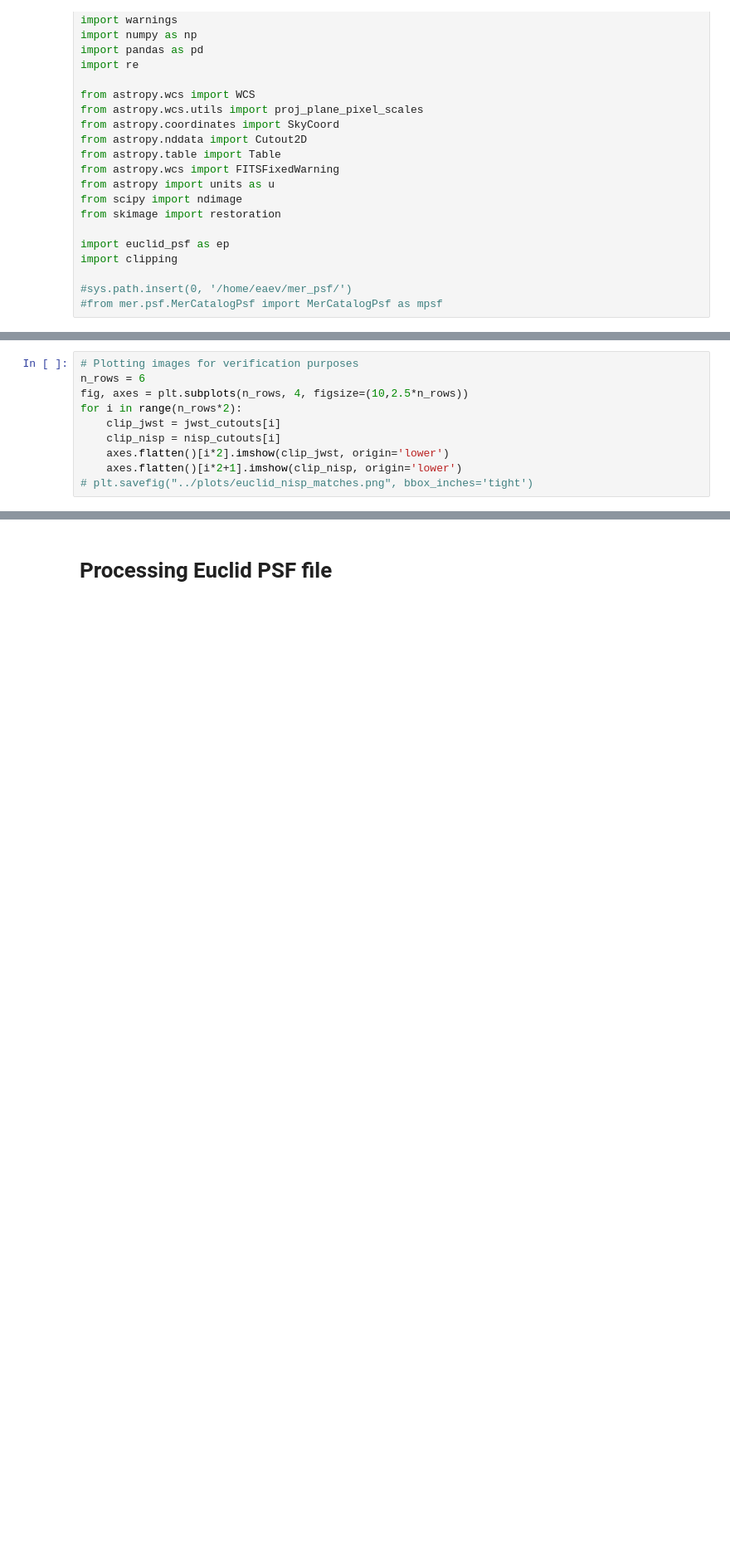
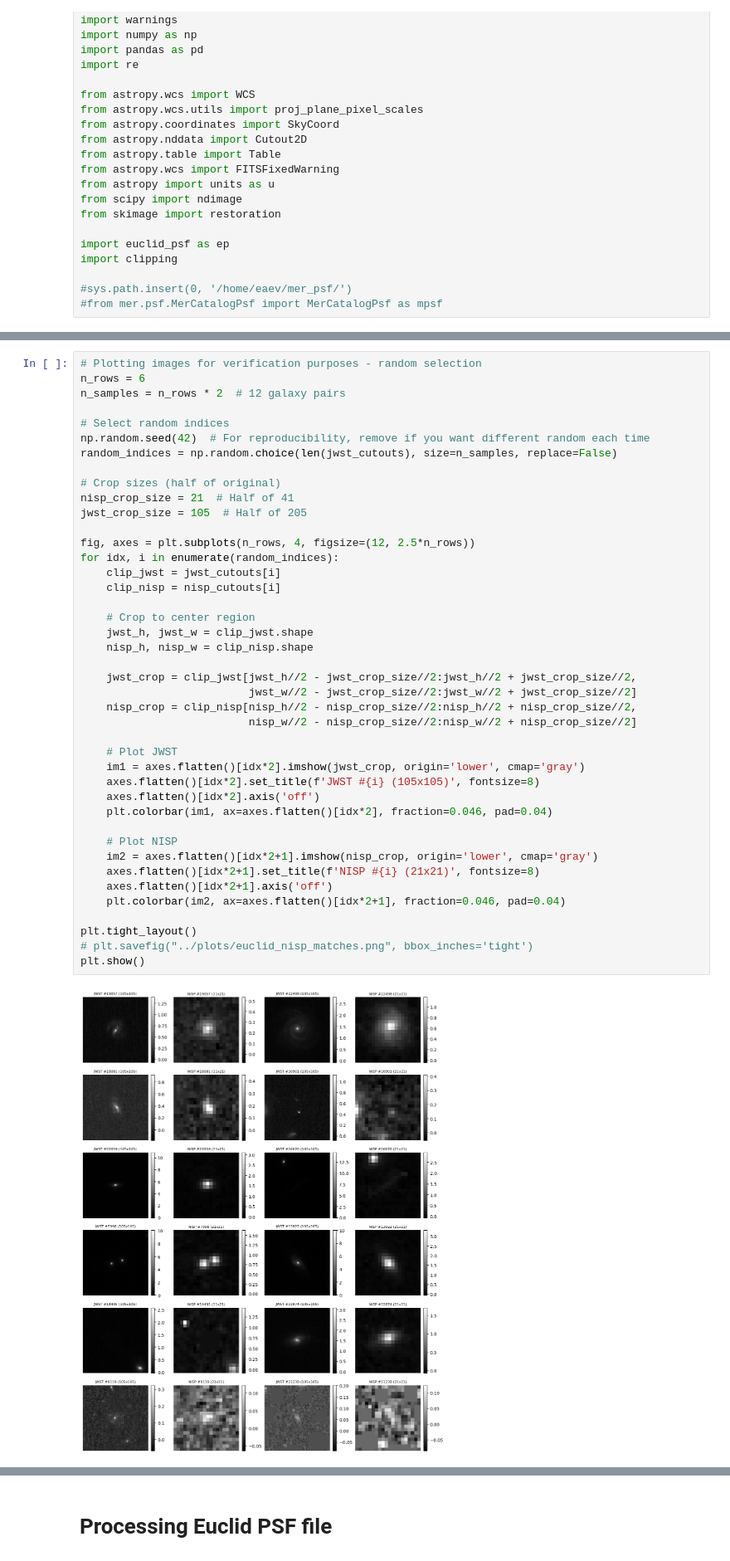
Before and after one commit to xoubish/superNISP, a Jupyter notebook: code/process_data.ipynb, the cells around one changed output, grey strips where cells are left out. Shown at 83% size. Drawn from its saved outputs; the diff is of its cells as text; blank space fills up the shorter version.

Commit message:
new cutouts

```diff
--- a/code/process_data.ipynb
+++ b/code/process_data.ipynb
@@ -44,10 +78,44 @@ jwst_cutouts, nisp_cutouts = clipping.process_all(
 # %%
-# Plotting images for verification purposes
+# Plotting images for verification purposes - random selection
 n_rows = 6
-fig, axes = plt.subplots(n_rows, 4, figsize=(10,2.5*n_rows))
-for i in range(n_rows*2):
+n_samples = n_rows * 2  # 12 galaxy pairs
+
+# Select random indices
+np.random.seed(42)  # For reproducibility, remove if you want different random each time
+random_indices = np.random.choice(len(jwst_cutouts), size=n_samples, replace=False)
+
+# Crop sizes (half of original)
+nisp_crop_size = 21  # Half of 41
+jwst_crop_size = 105  # Half of 205
+
+fig, axes = plt.subplots(n_rows, 4, figsize=(12, 2.5*n_rows))
+for idx, i in enumerate(random_indices):
     clip_jwst = jwst_cutouts[i]
     clip_nisp = nisp_cutouts[i]
-    axes.flatten()[i*2].imshow(clip_jwst, origin='lower')
-    axes.flatten()[i*2+1].imshow(clip_nisp, origin='lower')
+
+    # Crop to center region
+    jwst_h, jwst_w = clip_jwst.shape
+    nisp_h, nisp_w = clip_nisp.shape
+
+    jwst_crop = clip_jwst[jwst_h//2 - jwst_crop_size//2:jwst_h//2 + jwst_crop_size//2,
+                          jwst_w//2 - jwst_crop_size//2:jwst_w//2 + jwst_crop_size//2]
+    nisp_crop = clip_nisp[nisp_h//2 - nisp_crop_size//2:nisp_h//2 + nisp_crop_size//2,
+                          nisp_w//2 - nisp_crop_size//2:nisp_w//2 + nisp_crop_size//2]
+
+    # Plot JWST
+    im1 = axes.flatten()[idx*2].imshow(jwst_crop, origin='lower', cmap='gray')
+    axes.flatten()[idx*2].set_title(f'JWST #{i} (105x105)', fontsize=8)
+    axes.flatten()[idx*2].axis('off')
+    plt.colorbar(im1, ax=axes.flatten()[idx*2], fraction=0.046, pad=0.04)
+
+    # Plot NISP
+    im2 = axes.flatten()[idx*2+1].imshow(nisp_crop, origin='lower', cmap='gray')
+    axes.flatten()[idx*2+1].set_title(f'NISP #{i} (21x21)', fontsize=8)
+    axes.flatten()[idx*2+1].axis('off')
+    plt.colorbar(im2, ax=axes.flatten()[idx*2+1], fraction=0.046, pad=0.04)
+
+plt.tight_layout()
 # plt.savefig("../plots/euclid_nisp_matches.png", bbox_inches='tight')
+plt.show()
+# %% [output]
+[figure, added]
```
Also changed, not shown: parts of 3 cells of this notebook.
